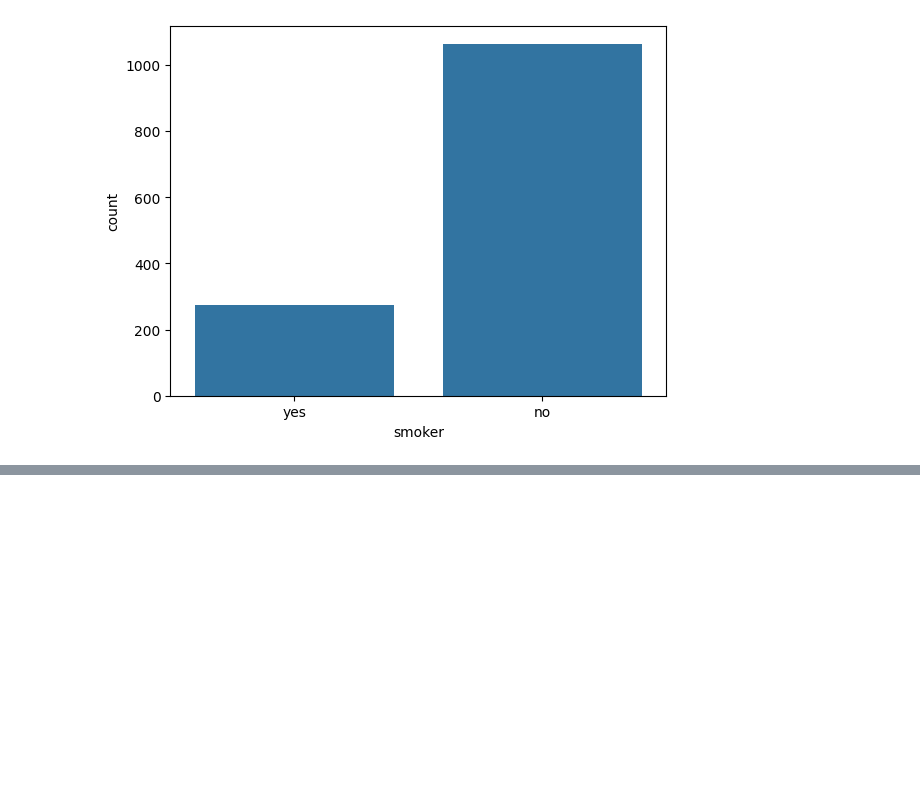
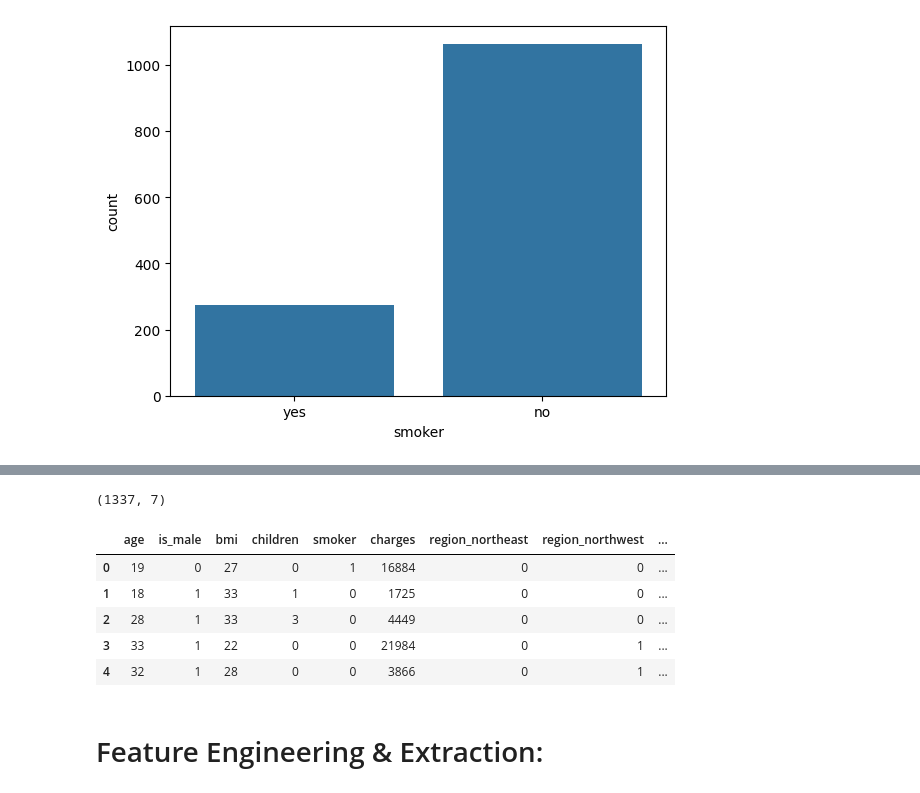
Before and after one commit to owaisnadeem18/AI_Sheriyans_Coding_School, a Jupyter notebook: ML Part 01/Insurance_Dataset_EDA.ipynb, the cells around one changed output, grey strips where cells are left out. Cells and saved outputs as stored; diff of their text form; code cells hidden in the pictures; blank space fills up the shorter version.

```diff
--- a/ML Part 01/Insurance_Dataset_EDA.ipynb
+++ b/ML Part 01/Insurance_Dataset_EDA.ipynb
@@ -144,0 +253,2 @@ sns.countplot(x = data["smoker"])
+# %%
+data_cleaned.rename( columns= {"sex": "is_male" } , inplace=True)
@@ -144,0 +288,4 @@ sns.countplot(x = data["smoker"])
+# %%
+# Now, we can see that there are only two categories of yes and no , so we can also convert it into zeros and ones
+
+data_cleaned["smoker"] = data_cleaned["smoker"].map({"no" : 0 , "yes":1 })
@@ -144,0 +326,21 @@ sns.countplot(x = data["smoker"])
+# %%
+data_cleaned.shape
+# %% [output]
+(1337, 7)
+# %%
+# Now, I have to create dummies ib order to separate this specific columns having differnt values:
+
+data_cleaned = pd.get_dummies(data_cleaned , columns= ["region"] , drop_first=False)
+# %%
+data_cleaned = data_cleaned.astype(int)
+# %%
+data_cleaned.head()
+# %% [output]
+|  | age | is_male | bmi | children | smoker | charges | region_northeast | region_northwest | ... |
+| 0 | 19 | 0 | 27 | 0 | 1 | 16884 | 0 | 0 | ... |
+| 1 | 18 | 1 | 33 | 1 | 0 | 1725 | 0 | 0 | ... |
+| 2 | 28 | 1 | 33 | 3 | 0 | 4449 | 0 | 0 | ... |
+| 3 | 33 | 1 | 22 | 0 | 0 | 21984 | 0 | 1 | ... |
+| 4 | 32 | 1 | 28 | 0 | 0 | 3866 | 0 | 1 | ... |
+# %% [markdown]
+# Feature Engineering & Extraction:
```
Also changed, not shown: parts of 25 cells of this notebook.
